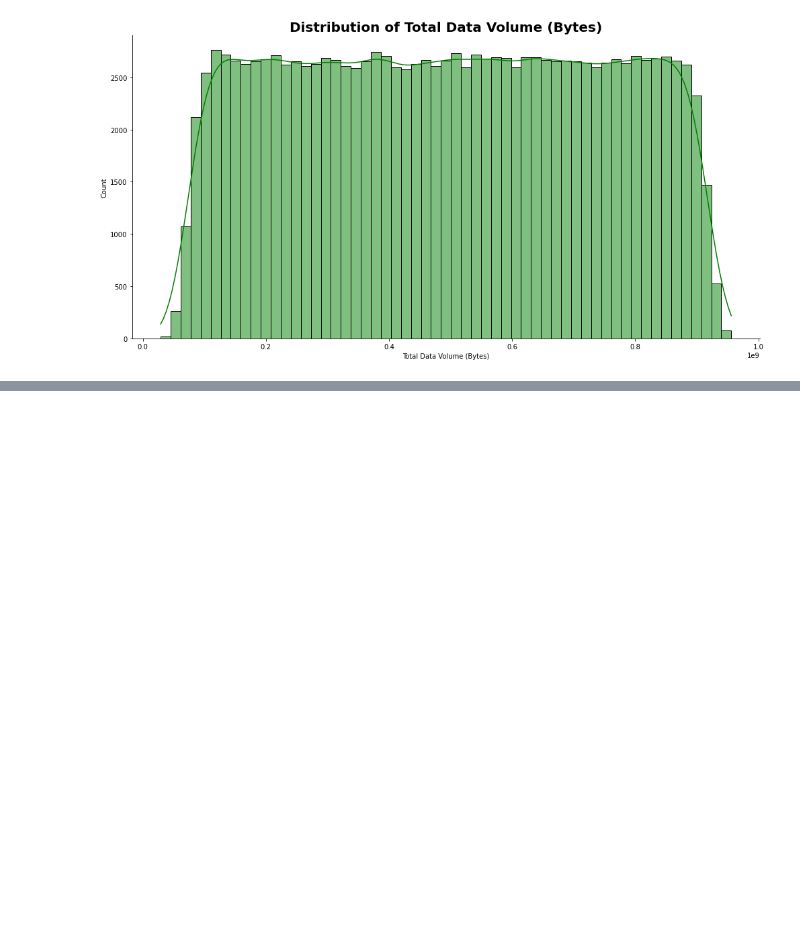
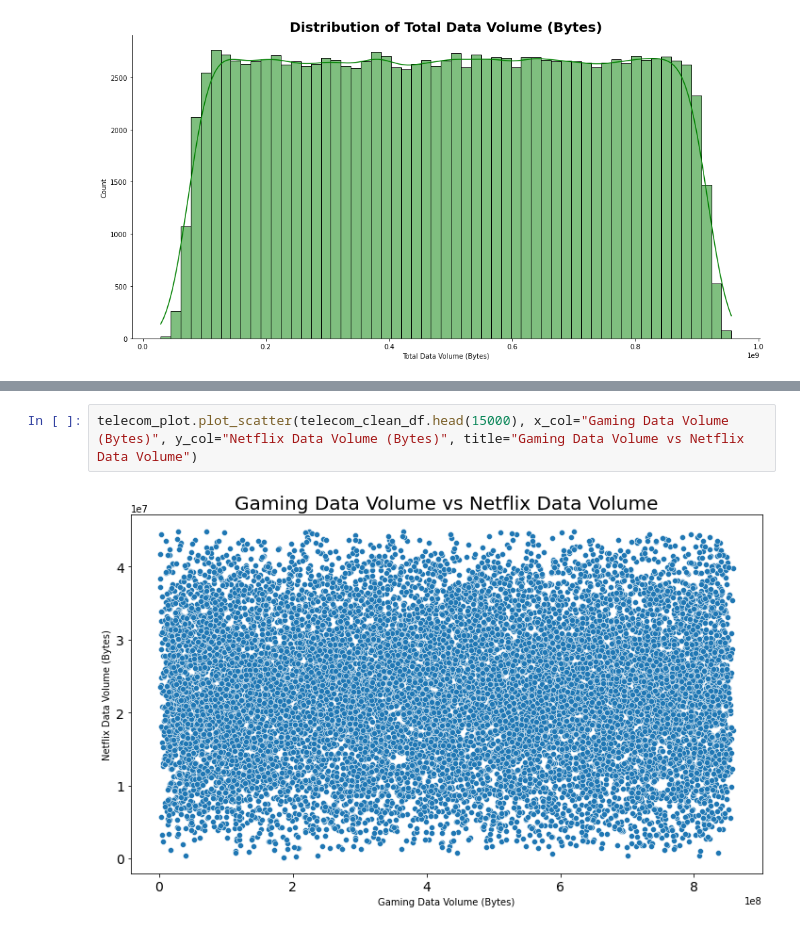
Before and after one commit to zelalemshiferaw/Telecommunication-Data-Analysis, a Jupyter notebook: notebooks/User Overview Analysis.ipynb, the cells around one changed output, grey strips where cells are left out. Cells and saved outputs as stored; diff of their text form; blank space fills up the shorter version.

```diff
--- a/notebooks/User Overview Analysis.ipynb
+++ b/notebooks/User Overview Analysis.ipynb
@@ -181,0 +189,4 @@ telecom_plot.plot_hist(telecom_clean_df, 'Total Data Volume (Bytes)', 'green')
+# %%
+telecom_plot.plot_scatter(telecom_clean_df.head(15000), x_col="Gaming Data Volume (Bytes)", y_col="Netflix Data Volume (Bytes)", title="Gaming Data Volume vs Netflix Data Volume")
+# %% [output]
+[figure, added]
```
Also changed, not shown: parts of 4 cells of this notebook.
